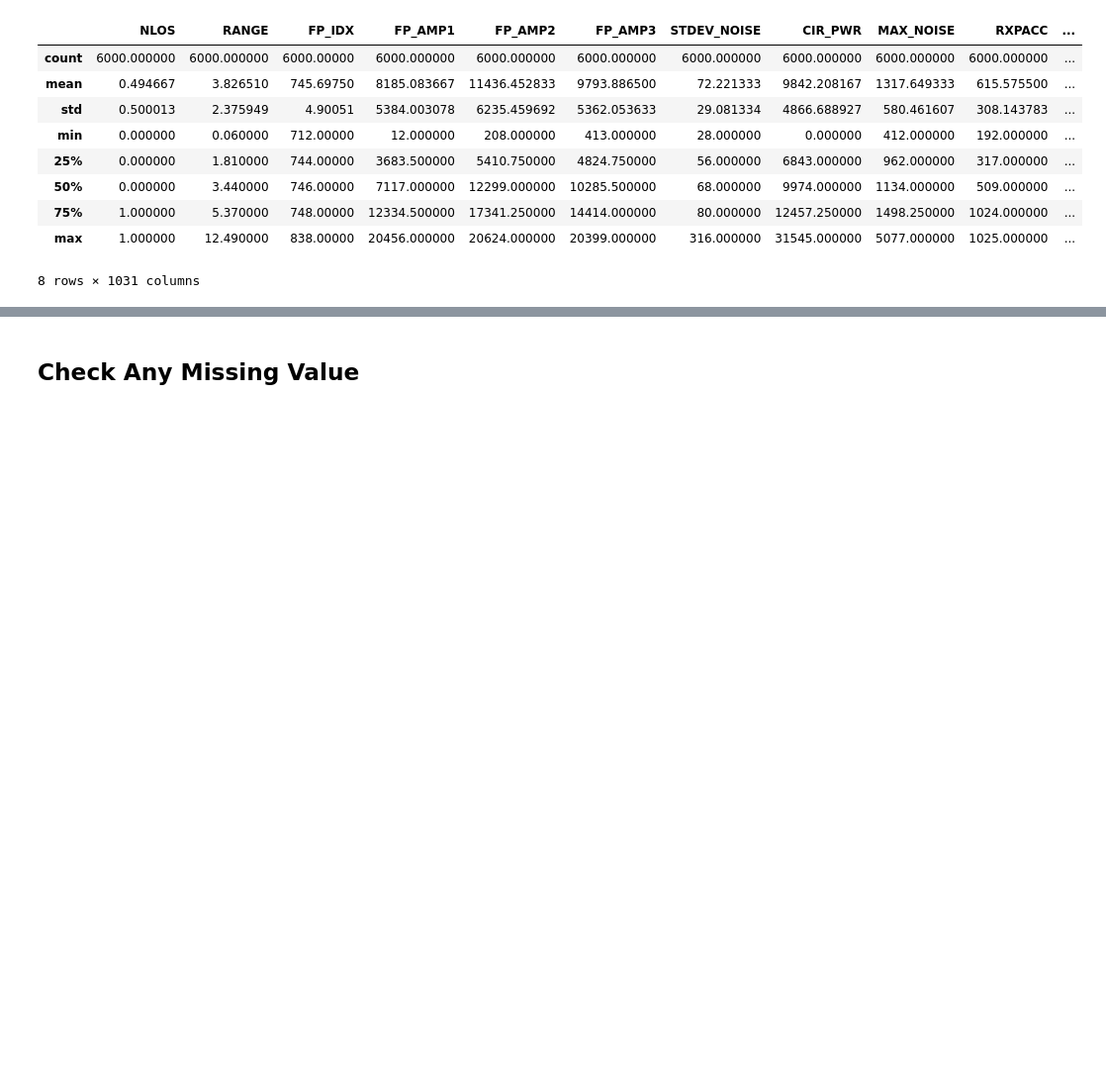
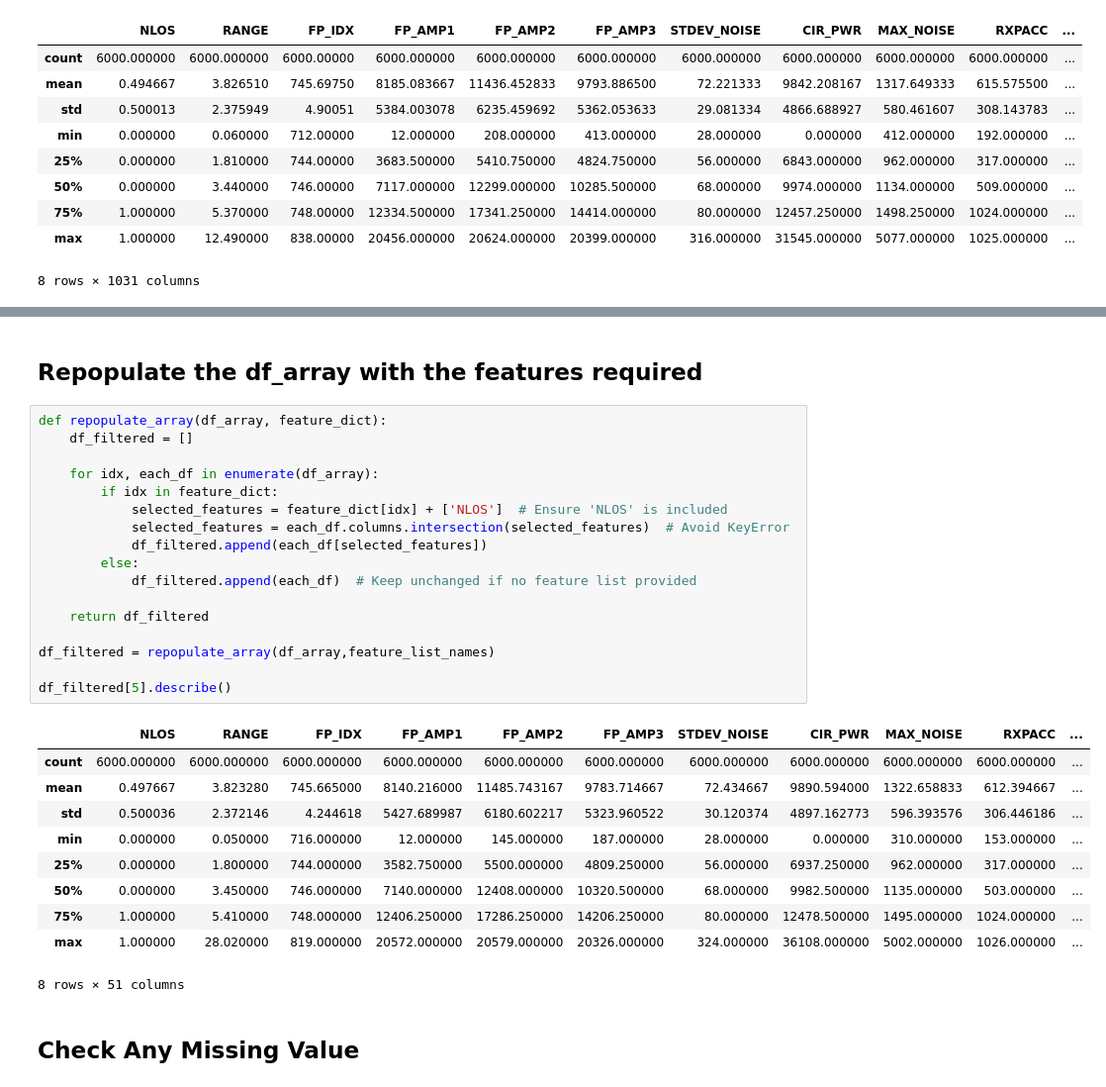
Before and after one commit to jl-sit-cs/CSC3105-DataAnalytics, a Jupyter notebook: Project/code/DataPrep.ipynb, the cells around one changed output, grey strips where cells are left out. Shown at 99% size. Cells and saved outputs as stored; diff of their text form; blank space fills up the shorter version.

```diff
--- a/Project/code/DataPrep.ipynb
+++ b/Project/code/DataPrep.ipynb
@@ -71,3 +143,33 @@ office_1_df.describe()
+# %% [markdown]
+## Repopulate the df_array with the features required
+# %%
+def repopulate_array(df_array, feature_dict):
+    df_filtered = []
+
+    for idx, each_df in enumerate(df_array):
+        if idx in feature_dict:
+            selected_features = feature_dict[idx] + ['NLOS']  # Ensure 'NLOS' is included
+            selected_features = each_df.columns.intersection(selected_features)  # Avoid KeyError
+            df_filtered.append(each_df[selected_features])
+        else:
+            df_filtered.append(each_df)  # Keep unchanged if no feature list provided
+
+    return df_filtered
+
+df_filtered = repopulate_array(df_array,feature_list_names)
+
+df_filtered[5].describe()
+# %% [output]
+|  | NLOS | RANGE | FP_IDX | FP_AMP1 | FP_AMP2 | FP_AMP3 | STDEV_NOISE | CIR_PWR | MAX_NOISE | RXPACC | ... |
+| count | 6000.000000 | 6000.000000 | 6000.000000 | 6000.000000 | 6000.000000 | 6000.000000 | 6000.000000 | 6000.000000 | 6000.000000 | 6000.000000 | ... |
+| mean | 0.497667 | 3.823280 | 745.665000 | 8140.216000 | 11485.743167 | 9783.714667 | 72.434667 | 9890.594000 | 1322.658833 | 612.394667 | ... |
+| std | 0.500036 | 2.372146 | 4.244618 | 5427.689987 | 6180.602217 | 5323.960522 | 30.120374 | 4897.162773 | 596.393576 | 306.446186 | ... |
+| min | 0.000000 | 0.050000 | 716.000000 | 12.000000 | 145.000000 | 187.000000 | 28.000000 | 0.000000 | 310.000000 | 153.000000 | ... |
+| 25% | 0.000000 | 1.800000 | 744.000000 | 3582.750000 | 5500.000000 | 4809.250000 | 56.000000 | 6937.250000 | 962.000000 | 317.000000 | ... |
+| 50% | 0.000000 | 3.450000 | 746.000000 | 7140.000000 | 12408.000000 | 10320.500000 | 68.000000 | 9982.500000 | 1135.000000 | 503.000000 | ... |
+| 75% | 1.000000 | 5.410000 | 748.000000 | 12406.250000 | 17286.250000 | 14206.250000 | 80.000000 | 12478.500000 | 1495.000000 | 1024.000000 | ... |
+| max | 1.000000 | 28.020000 | 819.000000 | 20572.000000 | 20579.000000 | 20326.000000 | 324.000000 | 36108.000000 | 5002.000000 | 1026.000000 | ... |
+8 rows × 51 columns
 # %% [markdown]
 ## Check Any Missing Value
 # %%
```
Also changed, not shown: parts of 17 cells of this notebook.
